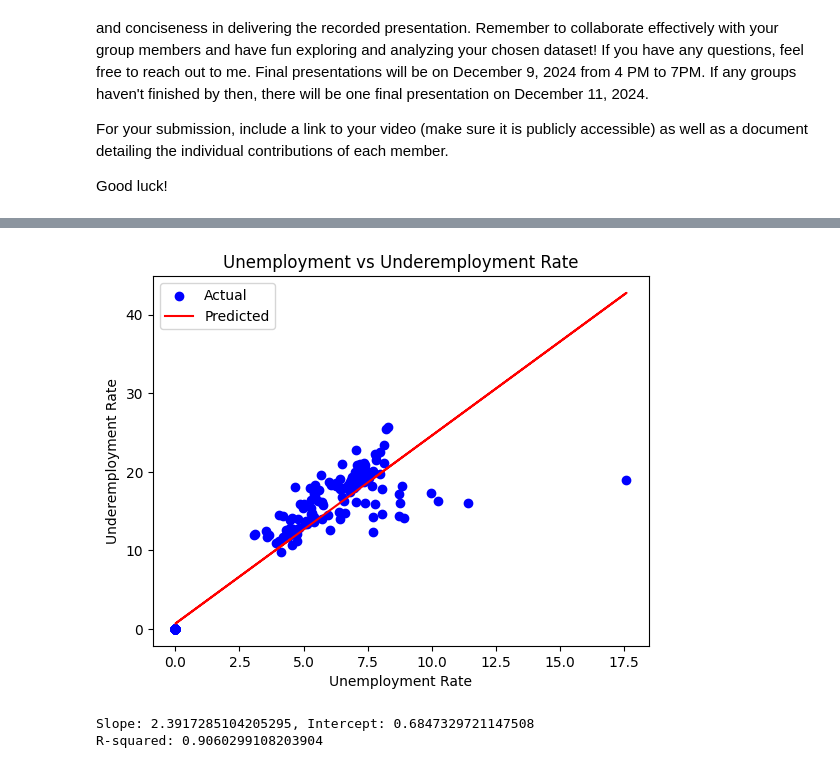
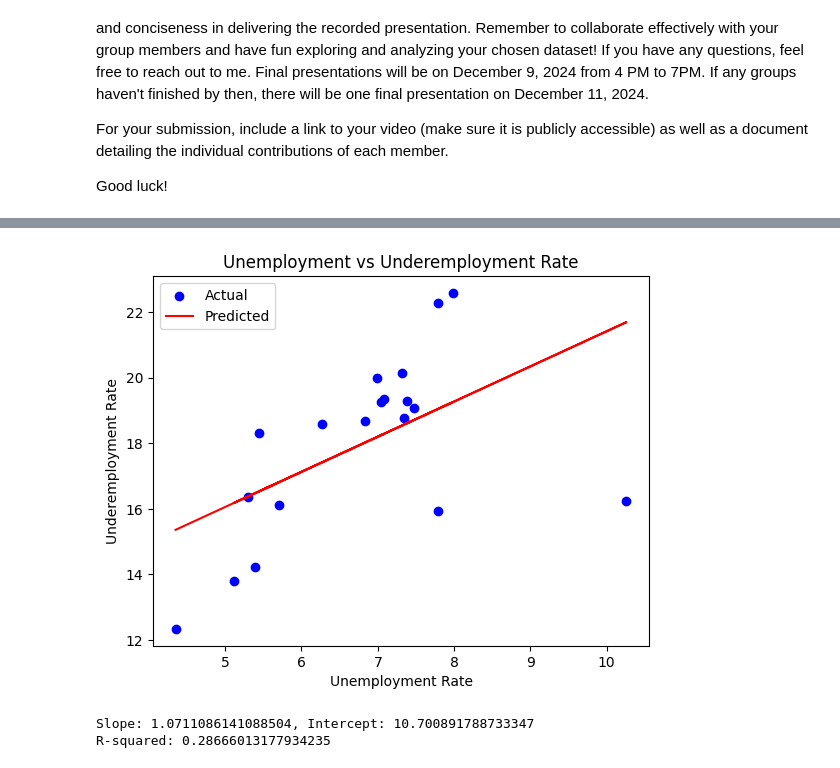
Before and after one commit to FBChavez/FinalActivity, a Jupyter notebook: data_analysis.ipynb, the cells around one changed output, grey strips where cells are left out. Drawn from its saved outputs; the diff is of its cells as text; code cells hidden in the pictures.

Commit message:
added trends/time series, pair plot, correlation heatmap, and regression line focusing on unemployment and underemployment

```diff
--- a/data_analysis.ipynb
+++ b/data_analysis.ipynb
@@ -210,36 +316,31 @@ plt.show()
 # %%
-# Linear Regression
-# Note: 2021 - 2024 (Monthly)
-# Note: 2005 - 2020 (Quarterly/Seasonal)
-# Analyze the relationship between different rates. For example, how does the unemployment rate influence the underemployment rate?
-# Fit a linear regression model to quantify these relationships.
 from sklearn.linear_model import LinearRegression
 import numpy as np
 
-# Independent variable (X) and dependent variable (y)
-X = df['Unemployment Rate'].values.reshape(-1, 1)
-y = df['Underemployment Rate'].values.reshape(-1, 1)
+# For Annually
+X = annual_data['Unemployment Rate'].values.reshape(-1, 1)
+y = annual_data['Underemployment Rate'].values.reshape(-1, 1)
 
 # Linear regression
 model = LinearRegression()
 model.fit(X, y)
 
 # Predictions
 y_pred = model.predict(X)
 
 # Plot results
 plt.scatter(X, y, color='blue', label='Actual')
 plt.plot(X, y_pred, color='red', label='Predicted')
 plt.xlabel('Unemployment Rate')
 plt.ylabel('Underemployment Rate')
 plt.title('Unemployment vs Underemployment Rate')
 plt.legend()
 plt.show()
 
 # Model parameters
 print(f"Slope: {model.coef_[0][0]}, Intercept: {model.intercept_[0]}")
 print(f"R-squared: {model.score(X, y)}")
 # %% [output]
-[figure, old version]
+[figure, new version]
-Slope: 2.3917285104205295, Intercept: 0.6847329721147508
-R-squared: 0.9060299108203904
+Slope: 1.0711086141088504, Intercept: 10.700891788733347
+R-squared: 0.28666013177934235
```
Also changed, not shown: parts of 14 cells of this notebook, 15 other files.
